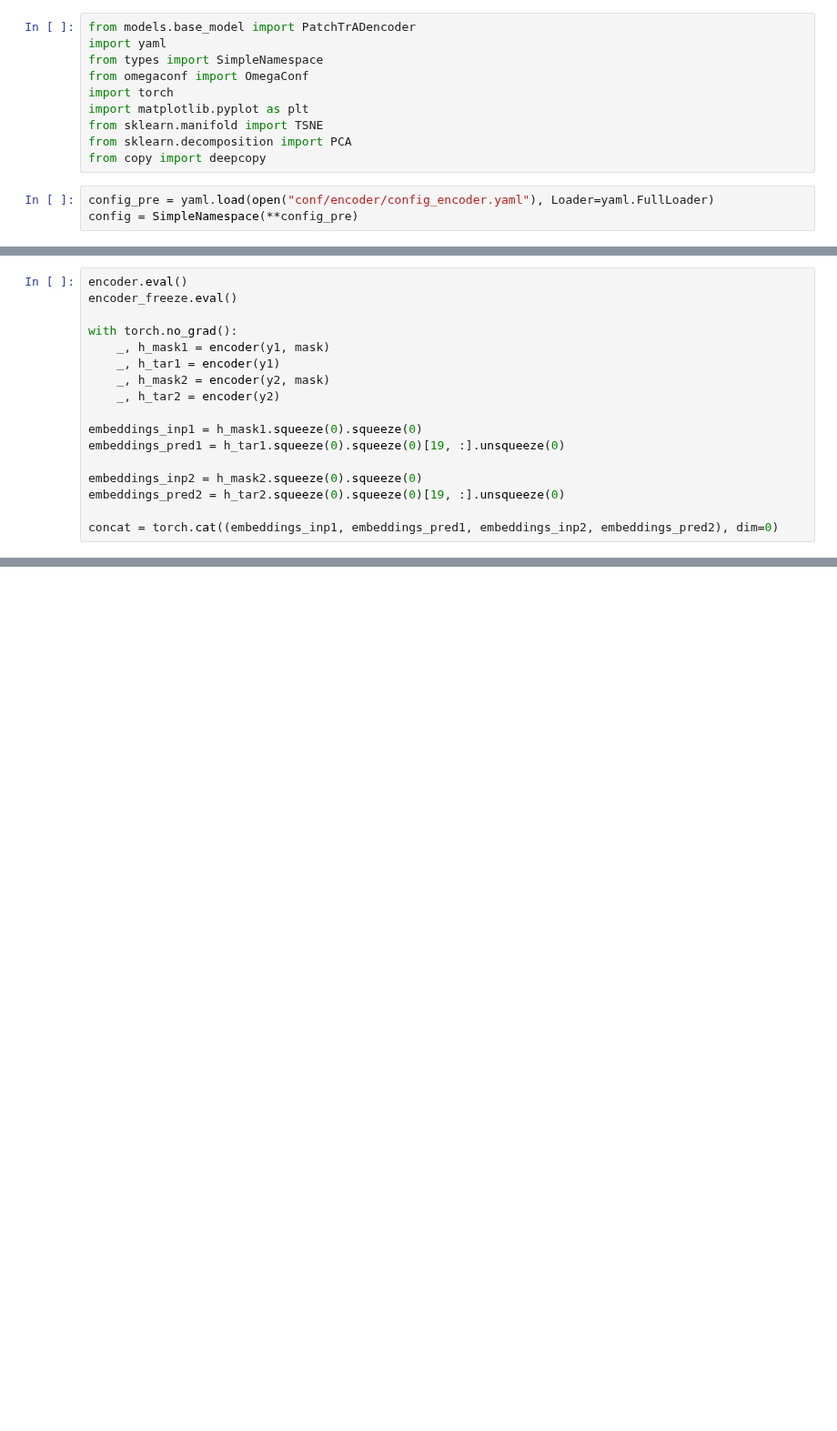
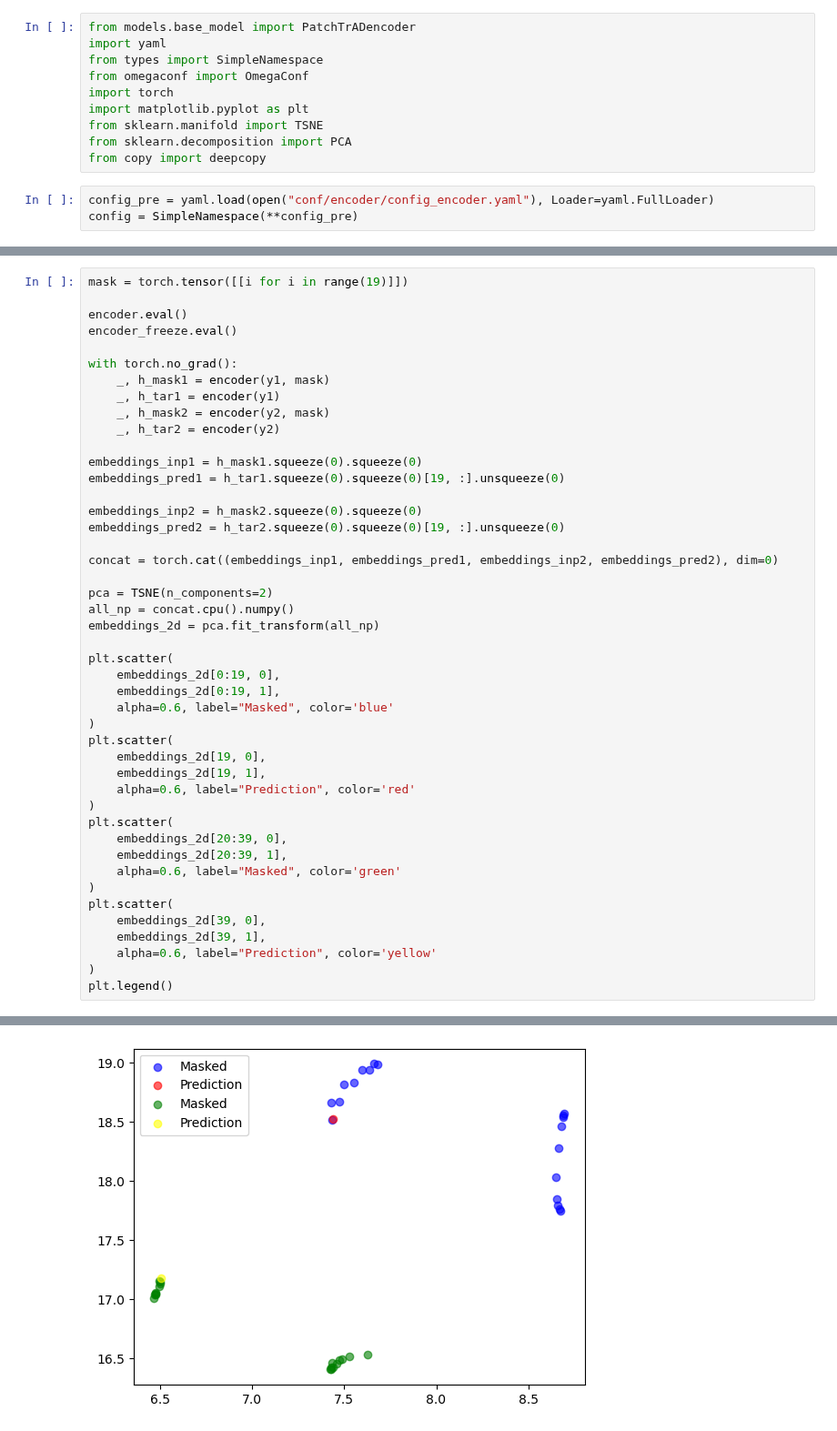
Before and after one commit to vilhess/JEPAtchTST, a Jupyter notebook: latent_space.ipynb, the cells around one changed output, grey strips where cells are left out. Shown at 91% size. Saved outputs shown, nothing was run; the diff lists cells and outputs as text; blank space fills up the shorter version.

```diff
--- a/latent_space.ipynb
+++ b/latent_space.ipynb
@@ -513,4 +511,6 @@ mask = torch.tensor([[i for i in range(19)]])
 # %%
+mask = torch.tensor([[i for i in range(19)]])
+
 encoder.eval()
 encoder_freeze.eval()
 
@@ -527,3 +527,30 @@ embeddings_inp2 = h_mask2.squeeze(0).squeeze(0)
 embeddings_pred2 = h_tar2.squeeze(0).squeeze(0)[19, :].unsqueeze(0)
 
 concat = torch.cat((embeddings_inp1, embeddings_pred1, embeddings_inp2, embeddings_pred2), dim=0)
+
+pca = TSNE(n_components=2)
+all_np = concat.cpu().numpy()
+embeddings_2d = pca.fit_transform(all_np)
+
+plt.scatter(
+    embeddings_2d[0:19, 0],
+    embeddings_2d[0:19, 1],
+    alpha=0.6, label="Masked", color='blue'
+)
+plt.scatter(
+    embeddings_2d[19, 0],
+    embeddings_2d[19, 1],
+    alpha=0.6, label="Prediction", color='red'
+)
+plt.scatter(
+    embeddings_2d[20:39, 0],
+    embeddings_2d[20:39, 1],
+    alpha=0.6, label="Masked", color='green'
+)
+plt.scatter(
+    embeddings_2d[39, 0],
+    embeddings_2d[39, 1],
+    alpha=0.6, label="Prediction", color='yellow'
+)
+plt.legend()
+# %% [output]
@@ -529,0 +558 @@ concat = torch.cat((embeddings_inp1, embeddings_pred1, embeddings_inp2, embeddin
+[figure, added]
```
Also changed, not shown: parts of 9 cells of this notebook.
